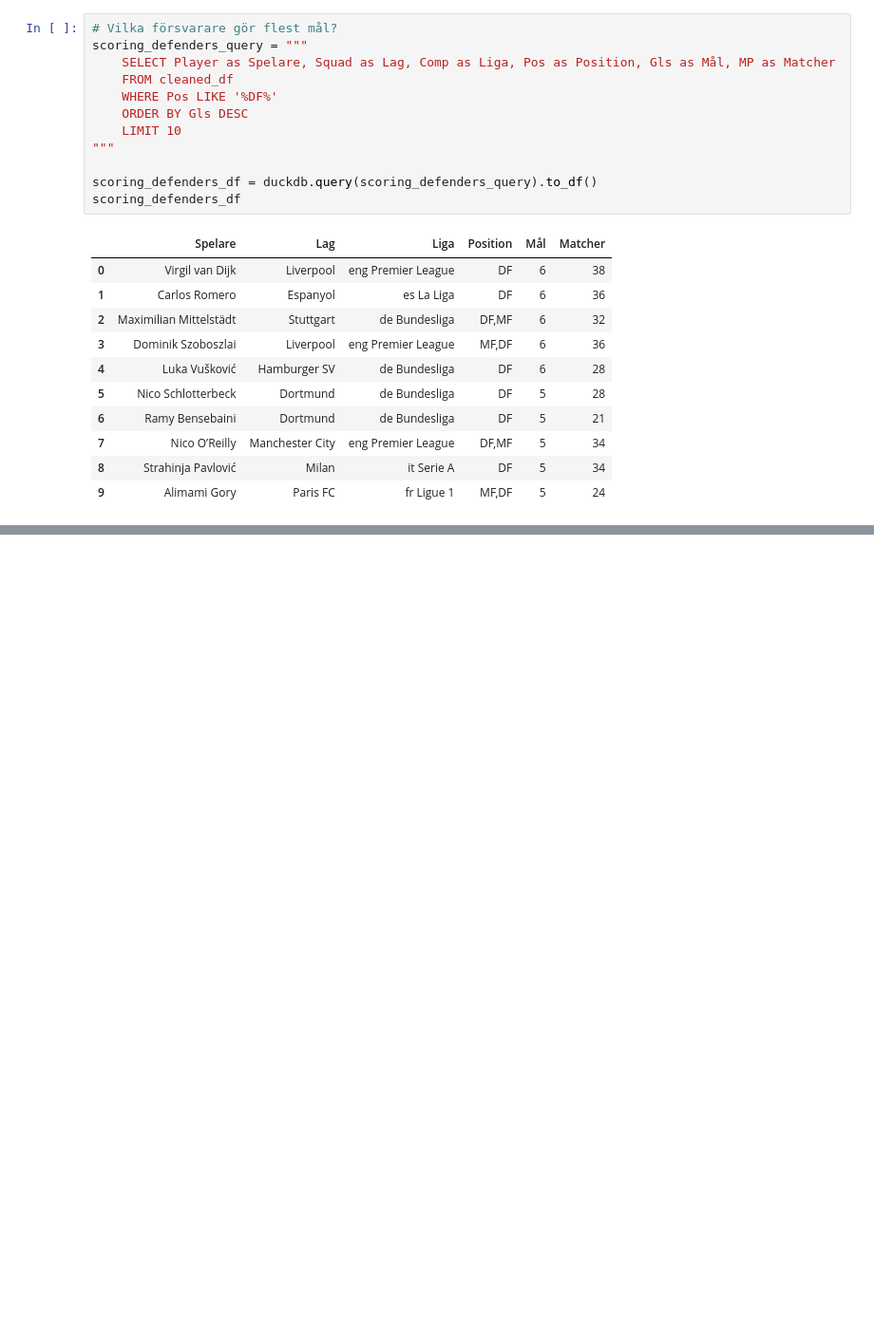
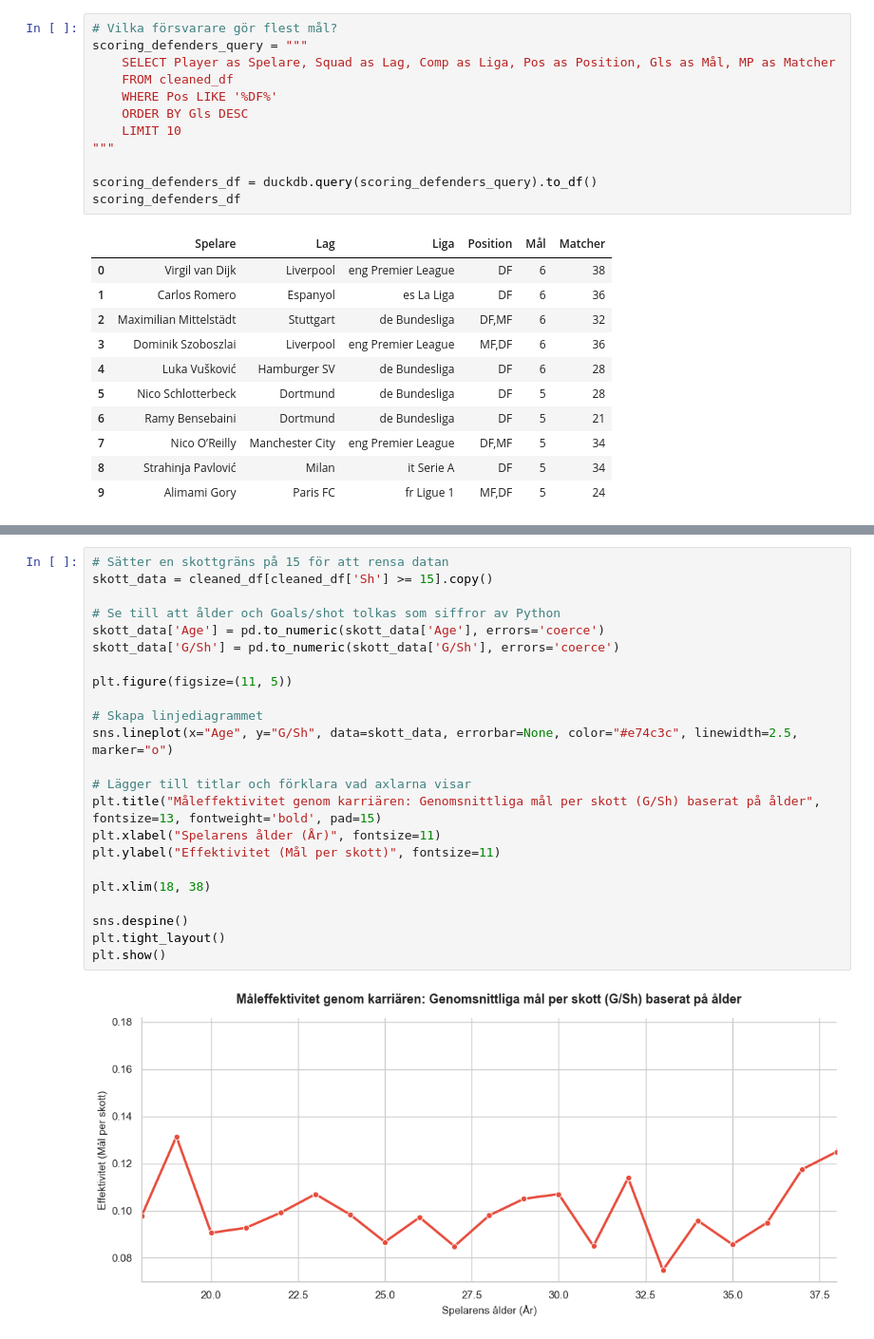
Before and after one commit to Patrickaramz/Fotbollsstatistik_DE_Projekt, a Jupyter notebook: Fotbollsstatistik_DE_Projekt/EDA_notebook_fotboll/fotboll_eda.ipynb, the cells around one changed output, grey strips where cells are left out. Shown at 95% size. Saved outputs shown, nothing was run; the diff lists cells and outputs as text; blank space fills up the shorter version.

```diff
--- a/Fotbollsstatistik_DE_Projekt/EDA_notebook_fotboll/fotboll_eda.ipynb
+++ b/Fotbollsstatistik_DE_Projekt/EDA_notebook_fotboll/fotboll_eda.ipynb
@@ -286,0 +371,25 @@ scoring_defenders_df
+# %%
+# Sätter en skottgräns på 15 för att rensa datan
+skott_data = cleaned_df[cleaned_df['Sh'] >= 15].copy()
+
+# Se till att ålder och Goals/shot tolkas som siffror av Python
+skott_data['Age'] = pd.to_numeric(skott_data['Age'], errors='coerce')
+skott_data['G/Sh'] = pd.to_numeric(skott_data['G/Sh'], errors='coerce')
+
+plt.figure(figsize=(11, 5))
+
+# Skapa linjediagrammet
+sns.lineplot(x="Age", y="G/Sh", data=skott_data, errorbar=None, color="#e74c3c", linewidth=2.5, marker="o")
+
+# Lägger till titlar och förklara vad axlarna visar
+plt.title("Måleffektivitet genom karriären: Genomsnittliga mål per skott (G/Sh) baserat på ålder", fontsize=13, fontweight='bold', pad=15)
+plt.xlabel("Spelarens ålder (År)", fontsize=11)
+plt.ylabel("Effektivitet (Mål per skott)", fontsize=11)
+
+plt.xlim(18, 38)
+
+sns.despine()
+plt.tight_layout()
+plt.show()
+# %% [output]
+[figure, added]
```
Also changed, not shown: parts of 6 cells of this notebook, 1 other file.
